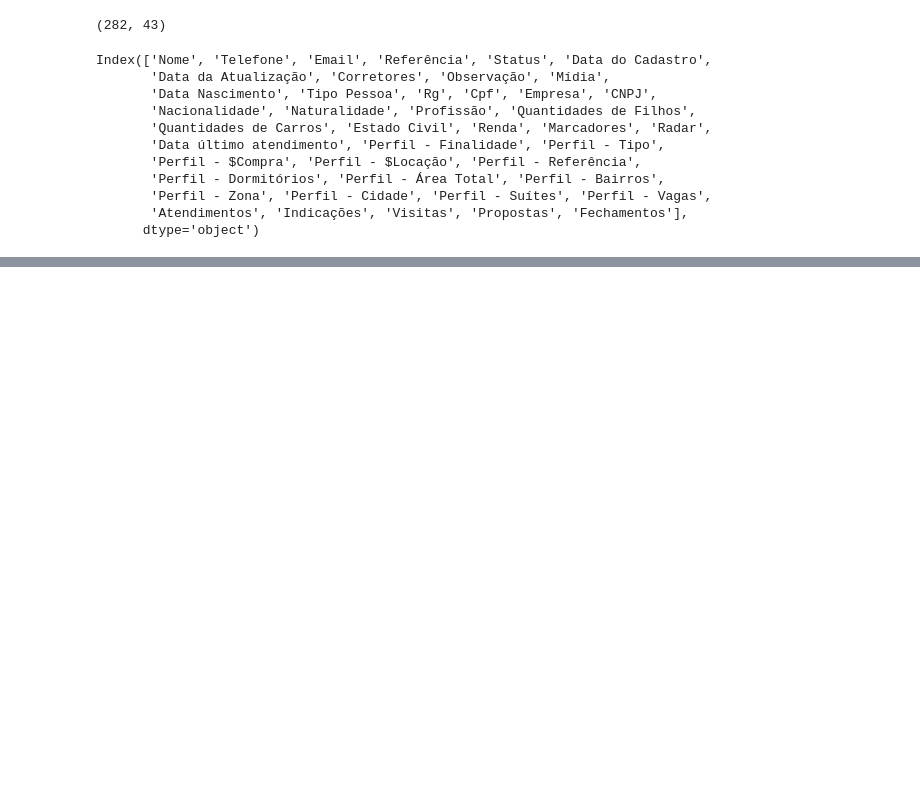
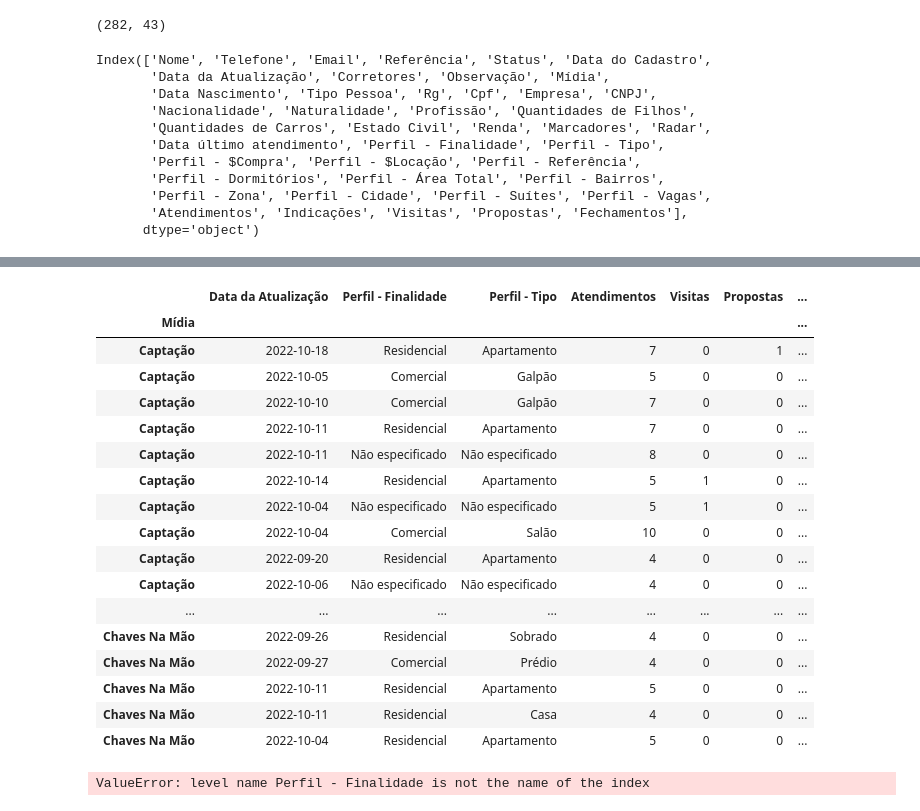
Before and after one commit to paulojr86/analise-de-KPIs, a Jupyter notebook: analise-de-KPIs.ipynb, the cells around one changed output, grey strips where cells are left out. Drawn from its saved outputs; the diff is of its cells as text; code cells hidden in the pictures; blank space fills up the shorter version.

Commit message:
Oitavo commit - Agrupando o dataset e alterando seu índice

```diff
--- a/analise-de-KPIs.ipynb
+++ b/analise-de-KPIs.ipynb
@@ -222,0 +143,30 @@ x
+# %%
+# definindo a coluna Mídia como índice doo dataframe
+df6 = df5.set_index(['Mídia']).sort_index(ascending=True)
+#.sort_values(by='Perfil - Finalidade',ascending=True)
+#df6.sort_values(ascending=False)
+df6.head(30)
+# %% [output]
+|  | Data da Atualização | Perfil - Finalidade | Perfil - Tipo | Atendimentos | Visitas | Propostas | ... |
+| Mídia |  |  |  |  |  |  | ... |
+| Captação | 2022-10-18 | Residencial | Apartamento | 7 | 0 | 1 | ... |
+| Captação | 2022-10-05 | Comercial | Galpão | 5 | 0 | 0 | ... |
+| Captação | 2022-10-10 | Comercial | Galpão | 7 | 0 | 0 | ... |
+| Captação | 2022-10-11 | Residencial | Apartamento | 7 | 0 | 0 | ... |
+| Captação | 2022-10-11 | Não especificado | Não especificado | 8 | 0 | 0 | ... |
+| Captação | 2022-10-14 | Residencial | Apartamento | 5 | 1 | 0 | ... |
+| Captação | 2022-10-04 | Não especificado | Não especificado | 5 | 1 | 0 | ... |
+| Captação | 2022-10-04 | Comercial | Salão | 10 | 0 | 0 | ... |
+| Captação | 2022-09-20 | Residencial | Apartamento | 4 | 0 | 0 | ... |
+| Captação | 2022-10-06 | Não especificado | Não especificado | 4 | 0 | 0 | ... |
+| ... | ... | ... | ... | ... | ... | ... | ... |
+| Chaves Na Mão | 2022-09-26 | Residencial | Sobrado | 4 | 0 | 0 | ... |
+| Chaves Na Mão | 2022-09-27 | Comercial | Prédio | 4 | 0 | 0 | ... |
+| Chaves Na Mão | 2022-10-11 | Residencial | Apartamento | 5 | 0 | 0 | ... |
+| Chaves Na Mão | 2022-10-11 | Residencial | Casa | 4 | 0 | 0 | ... |
+| Chaves Na Mão | 2022-10-04 | Residencial | Apartamento | 5 | 0 | 0 | ... |
+# %%
+df7 = df6.groupby(level = ['Perfil - Finalidade']) #['Perfil - Finalidade'])
+df7
+# %% [output]
+ValueError: level name Perfil - Finalidade is not the name of the index
```
Also changed, not shown: parts of 13 cells of this notebook.
